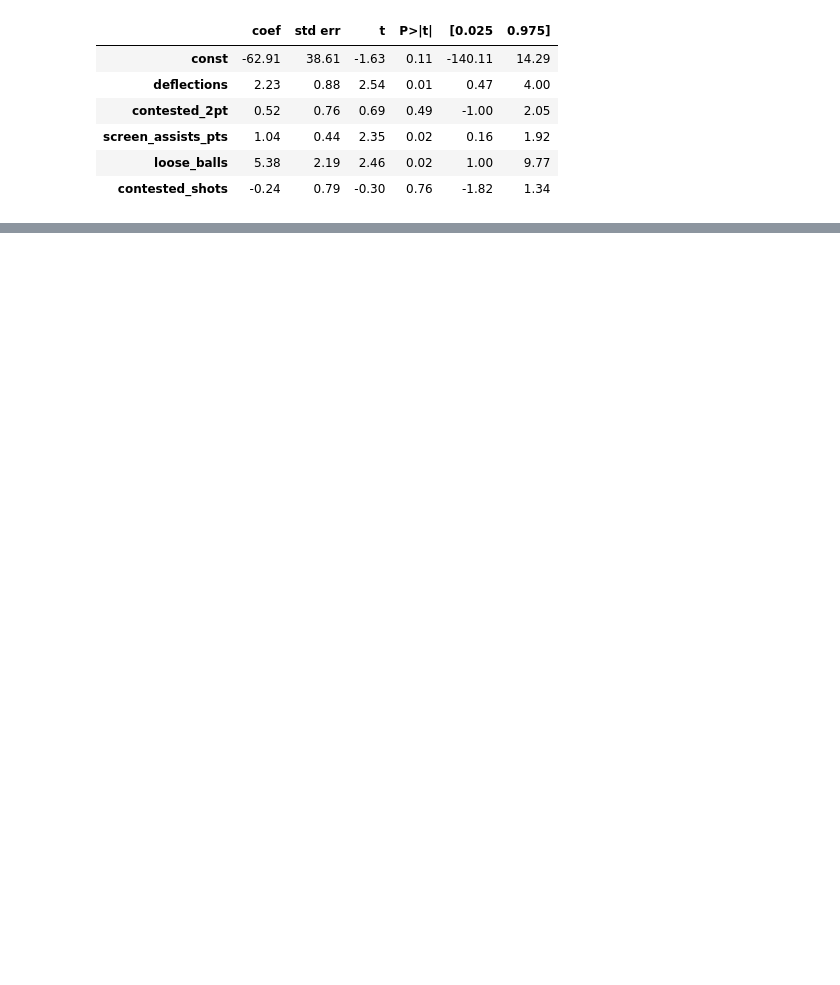
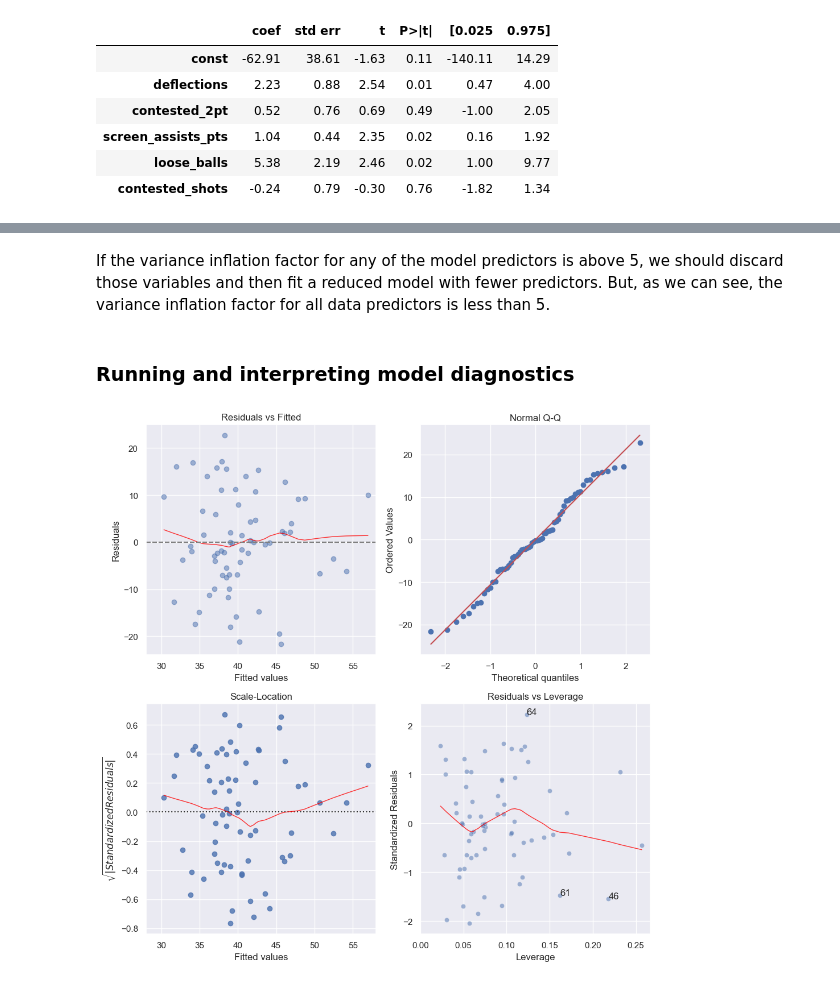
Before and after one commit to Btlyons1/basketball_stats, a Jupyter notebook: giving_100.ipynb, the cells around one changed output, grey strips where cells are left out. Cells and saved outputs as stored; diff of their text form; code cells hidden in the pictures; blank space fills up the shorter version.

```diff
--- a/giving_100.ipynb
+++ b/giving_100.ipynb
@@ -22,7 +22,7 @@ pd.options.display.float_format = '{:.2f}'.format
 pd.set_option('display.max_columns', None)
 pd.set_option('display.max_rows', None)
 # %%
-df = pd.read_csv('../statisticsplaybook-main/hustle.csv', encoding= 'unicode_escape')
+df = pd.read_csv('./statisticsplaybook-main/hustle.csv', encoding= 'unicode_escape')
 # %%
 df.dtypes
 # %% [output]
@@ -510,0 +585,73 @@ round(-62.91 + (1.04 * 22.3) + (2.23 * 14.2) + (5.38 * 8.2) + (0.52 * 45.5) - (0
+# %% [markdown]
+If the variance inflation factor for any of the model predictors is above 5, we should discard those variables and then fit a reduced model with fewer predictors. But, as we can see, the variance inflation factor for all data predictors is less than 5.
+# %% [markdown]
+### Running and interpreting model diagnostics
+# %%
+import statsmodels.graphics.regressionplots as smg
+import scipy.stats as stats
+from statsmodels.graphics.gofplots import ProbPlot
+
+# Calculate Cook's distance
+cooks_dist = model.get_influence().cooks_distance[0]
+model_leverage = model.get_influence().hat_matrix_diag
+model_norm_residuals = model.get_influence().resid_studentized_internal
+
+# Fitted values
+fitted = model.fittedvalues.reset_index()[0]
+
+# Generate diagnostic plots
+fig, axs = plt.subplots(2, 2, figsize=(10, 10))
+
+
+# Plot of the fitted values vs. observed values
+sns.residplot(x=fitted, y=resid,
+                          ax = axs[0, 0],
+                          lowess=True,
+                          scatter_kws={'alpha': 0.5},
+                          line_kws={'color': 'red', 'lw': 1, 'alpha': 0.8})
+axs[0, 0].set_xlabel('Fitted values')
+axs[0, 0].set_title('Residuals vs Fitted')
+axs[0, 0].set_ylabel('Residuals')
+axs[0, 0].axhline(0, color='gray', linestyle='--')
+axs[0, 0].set_xlim(28, 58)
+
+
+# Q-Q plot for normality
+residuals = model.resid
+stats.probplot(residuals, plot=axs[0, 1])
+axs[0, 1].set_title('Normal Q-Q')
+
+
+# Scale-location plot
+sqrt_abs_standardized_residuals = np.sqrt(np.abs(model.get_influence().resid_studentized_internal))
+sns.residplot(x=fitted, y=sqrt_abs_standardized_residuals,
+              lowess=True,
+             ax = axs[1, 0],
+             line_kws={'color': 'red', 'lw': 1, 'alpha': 0.8})
+axs[1, 0].set_title('Scale-Location')
+axs[1, 0].set_xlabel('Fitted values')
+axs[1, 0].set_ylabel('$\sqrt{|Standardized Residuals|}$')
+axs[1, 0].set_xlim(28, 58)
+
+
+# resid vs leverage
+axs[1, 1].set_xlim(0, max(model_leverage)+0.01)
+axs[1, 1].set_title('Residuals vs Leverage')
+axs[1, 1].set_xlabel('Leverage')
+axs[1, 1].set_ylabel('Standardized Residuals')
+sns.scatterplot(x=model_leverage, y=model_norm_residuals, alpha=0.5, ax = axs[1,1]);
+sns.regplot(x=model_leverage, y=model_norm_residuals,
+              scatter=False,
+              ci=False,
+              lowess=True,
+               ax = axs[1,1],
+              line_kws={'color': 'red', 'lw': 1, 'alpha': 0.8})
+leverage_top_3 = np.flip(np.argsort(cooks_dist), 0)[:3]
+for i in leverage_top_3:
+    axs[1, 1].annotate(i, xy=(model_leverage[i], model_norm_residuals[i]))
+
+
+plt.tight_layout()
+plt.show()
+# %% [output]
+[figure, added]
```
Also changed, not shown: parts of 35 cells of this notebook.
